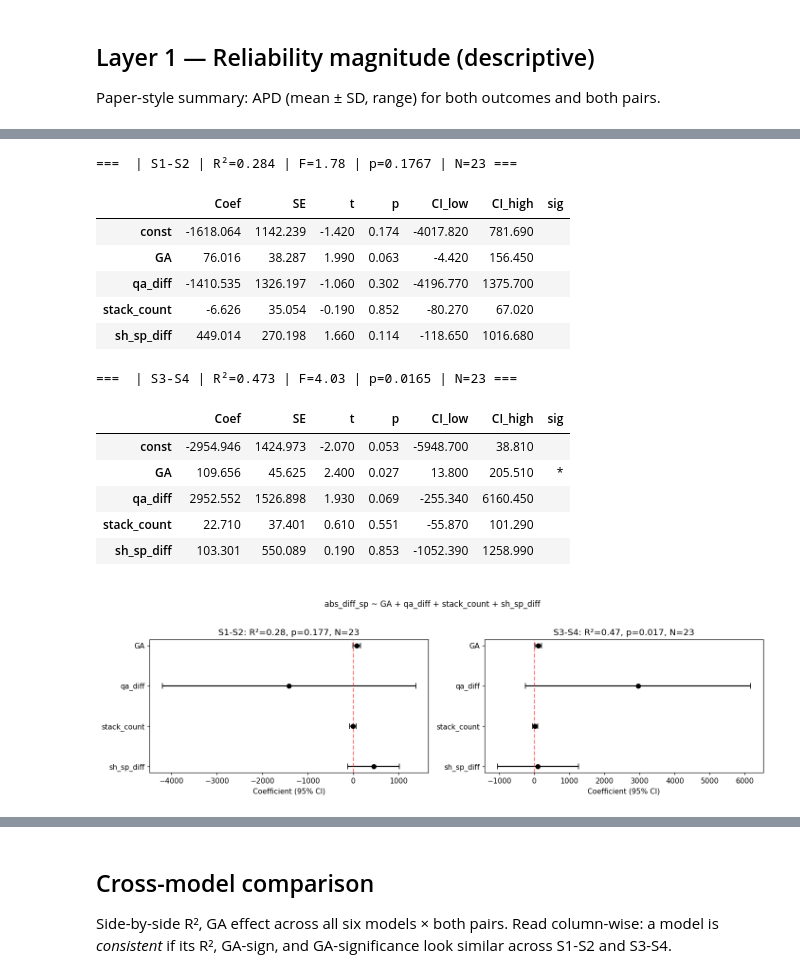
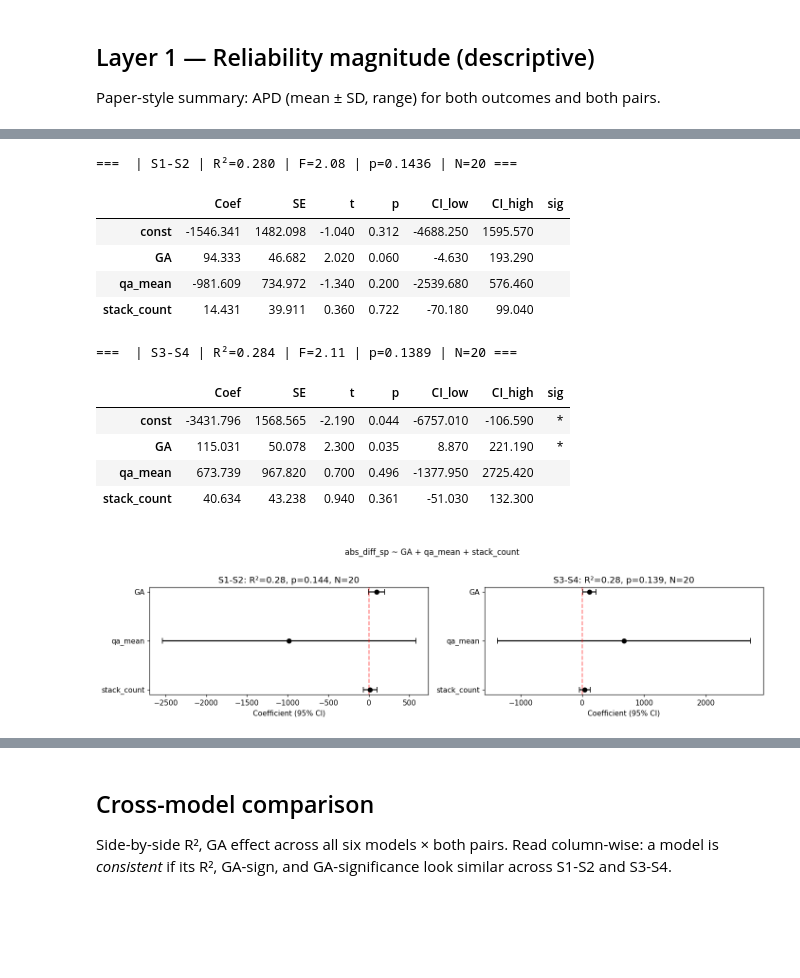
Before and after one commit to Y0z64/Reliability-analisys-FNNDSC, a Jupyter notebook: src/paper_models.ipynb, the cells around one changed output, grey strips where cells are left out. Saved outputs shown, nothing was run; the diff lists cells and outputs as text; code cells hidden in the pictures; blank space fills up the shorter version.

```diff
--- a/src/paper_models.ipynb
+++ b/src/paper_models.ipynb
@@ -34,6 +62,13 @@ Three CSVs:
 raw = pd.read_csv(DATA / 'raw_subject_data.csv')
 splits_df = pd.read_csv(DATA / 'split_comparision_data.csv')
 iqm = pd.read_csv(DATA / 'image_quality_metrics.csv')
+
+# Restrict to GA <= 32 weeks (drops 3 late-GA subjects: FCB070, FCB184, FCB187)
+GA_MAX = 32
+_keep = raw.loc[raw['GA'] <= GA_MAX, ['subject_id', 'session_id']]
+raw = raw.merge(_keep, on=['subject_id', 'session_id'], how='inner')
+splits_df = splits_df.merge(_keep, on=['subject_id', 'session_id'], how='inner')
+iqm = iqm.merge(_keep, on=['subject_id', 'session_id'], how='inner')
 
 print('raw:', raw.shape, '| splits:', splits_df.shape, '| iqm:', iqm.shape)
 
@@ -147,21 +227,19 @@ vol_results['M_GA (vol)'] = fit_and_present(
 # %%
-vol_results['M_SH (vol)'] = fit_and_present(
-    'abs_diff_sp', ['GA', 'qa_diff', 'stack_count', 'sh_sp_diff'], s12, s34,
-    '', 'vol_M_SH', ASSETS,
+vol_results['M_acq (vol)'] = fit_and_present(
+    'abs_diff_sp', ['GA', 'qa_mean', 'stack_count'], s12, s34,
+    '', 'vol_M_acq', ASSETS,
 )
 # %% [output]
-===  | S1-S2 | R²=0.284 | F=1.78 | p=0.1767 | N=23 ===
+===  | S1-S2 | R²=0.280 | F=2.08 | p=0.1436 | N=20 ===
 |  | Coef | SE | t | p | CI_low | CI_high | sig |
-| const | -1618.064 | 1142.239 | -1.420 | 0.174 | -4017.820 | 781.690 |  |
-| GA | 76.016 | 38.287 | 1.990 | 0.063 | -4.420 | 156.450 |  |
-| qa_diff | -1410.535 | 1326.197 | -1.060 | 0.302 | -4196.770 | 1375.700 |  |
-| stack_count | -6.626 | 35.054 | -0.190 | 0.852 | -80.270 | 67.020 |  |
-| sh_sp_diff | 449.014 | 270.198 | 1.660 | 0.114 | -118.650 | 1016.680 |  |
+| const | -1546.341 | 1482.098 | -1.040 | 0.312 | -4688.250 | 1595.570 |  |
+| GA | 94.333 | 46.682 | 2.020 | 0.060 | -4.630 | 193.290 |  |
+| qa_mean | -981.609 | 734.972 | -1.340 | 0.200 | -2539.680 | 576.460 |  |
+| stack_count | 14.431 | 39.911 | 0.360 | 0.722 | -70.180 | 99.040 |  |
-===  | S3-S4 | R²=0.473 | F=4.03 | p=0.0165 | N=23 ===
+===  | S3-S4 | R²=0.284 | F=2.11 | p=0.1389 | N=20 ===
 |  | Coef | SE | t | p | CI_low | CI_high | sig |
-| const | -2954.946 | 1424.973 | -2.070 | 0.053 | -5948.700 | 38.810 |  |
-| GA | 109.656 | 45.625 | 2.400 | 0.027 | 13.800 | 205.510 | * |
-| qa_diff | 2952.552 | 1526.898 | 1.930 | 0.069 | -255.340 | 6160.450 |  |
-| stack_count | 22.710 | 37.401 | 0.610 | 0.551 | -55.870 | 101.290 |  |
-| sh_sp_diff | 103.301 | 550.089 | 0.190 | 0.853 | -1052.390 | 1258.990 |  |
+| const | -3431.796 | 1568.565 | -2.190 | 0.044 | -6757.010 | -106.590 | * |
+| GA | 115.031 | 50.078 | 2.300 | 0.035 | 8.870 | 221.190 | * |
+| qa_mean | 673.739 | 967.820 | 0.700 | 0.496 | -1377.950 | 2725.420 |  |
+| stack_count | 40.634 | 43.238 | 0.940 | 0.361 | -51.030 | 132.300 |  |
-[figure, old version]
+[figure, new version]
```
Also changed, not shown: parts of 35 cells of this notebook, 11 other files.
